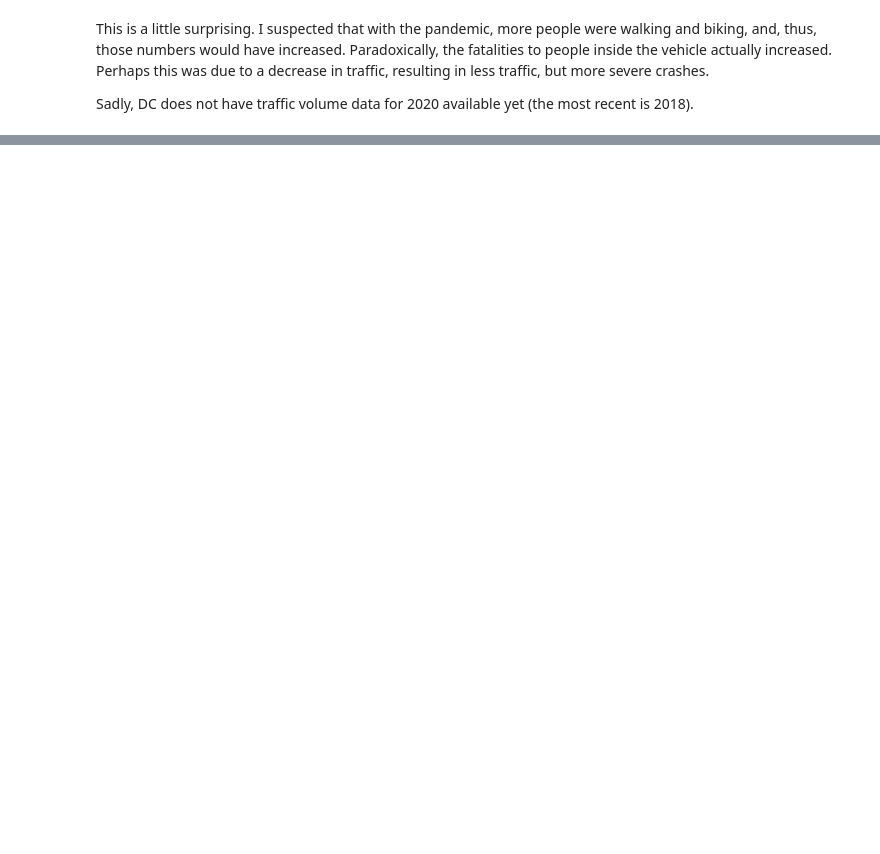
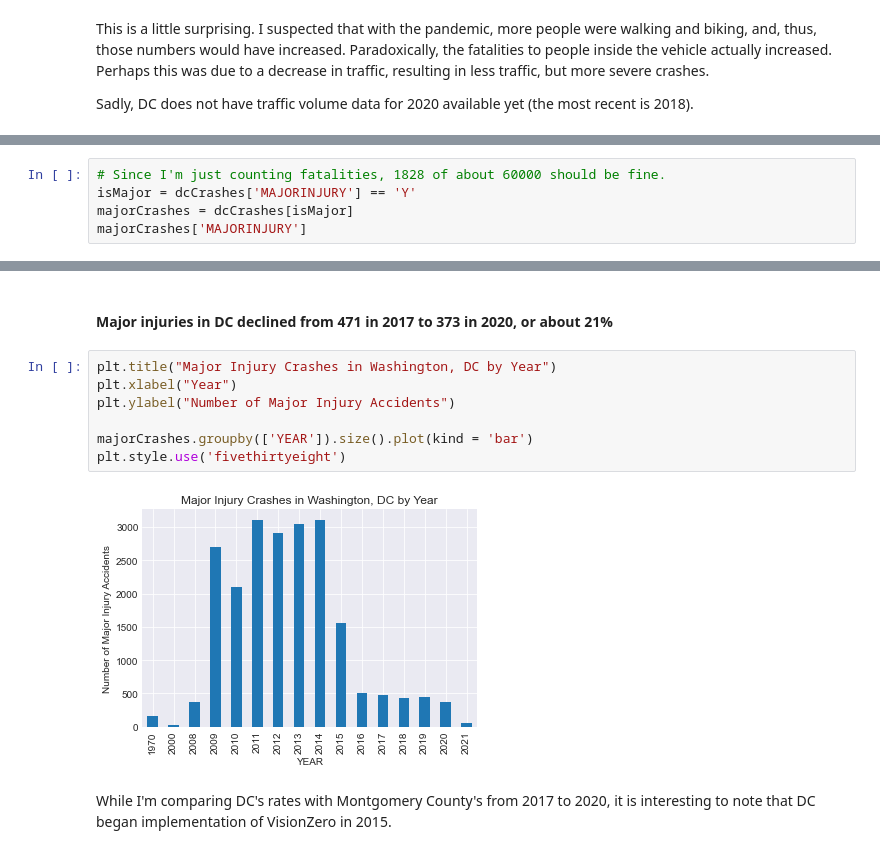
Before and after one commit to MEGlantz/Data205, a Jupyter notebook: DCEDA.ipynb, the cells around one changed output, grey strips where cells are left out. Drawn from its saved outputs; the diff is of its cells as text; blank space fills up the shorter version.

```diff
--- a/DCEDA.ipynb
+++ b/DCEDA.ipynb
@@ -209,0 +238,5 @@ Sadly, DC does not have traffic volume data for 2020 available yet (the most rec
+# %%
+# Since I'm just counting fatalities, 1828 of about 60000 should be fine.
+isMajor = dcCrashes['MAJORINJURY'] == 'Y'
+majorCrashes = dcCrashes[isMajor]
+majorCrashes['MAJORINJURY']
@@ -209,0 +277,13 @@ Sadly, DC does not have traffic volume data for 2020 available yet (the most rec
+# %% [markdown]
+#### Major injuries in DC **declined** from 471 in 2017 to 373 in 2020, or about 21%
+# %%
+plt.title("Major Injury Crashes in Washington, DC by Year")
+plt.xlabel("Year")
+plt.ylabel("Number of Major Injury Accidents")
+
+majorCrashes.groupby(['YEAR']).size().plot(kind = 'bar')
+plt.style.use('fivethirtyeight')
+# %% [output]
+[figure, added]
+# %% [markdown]
+While I'm comparing DC's rates with Montgomery County's from 2017 to 2020, it is interesting to note that DC began implementation of VisionZero in 2015.
```
Also changed, not shown: parts of 24 cells of this notebook, 2 other files.
